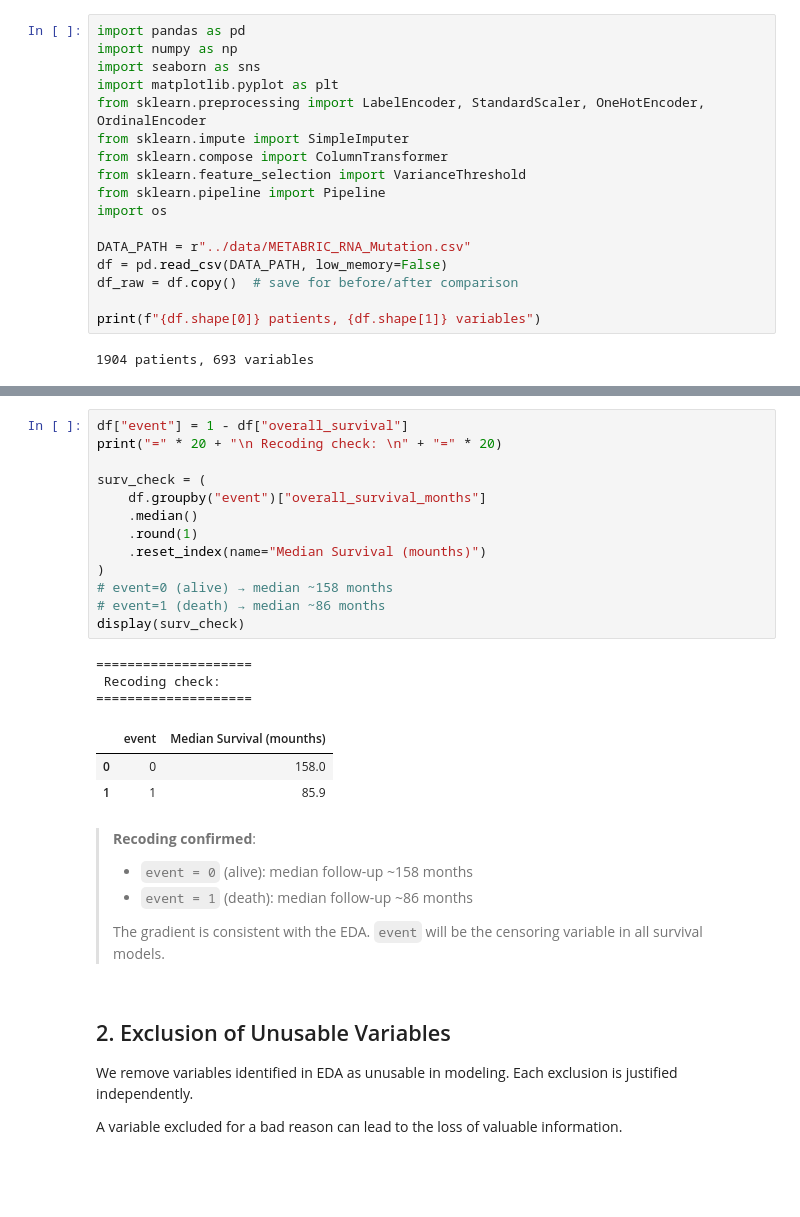
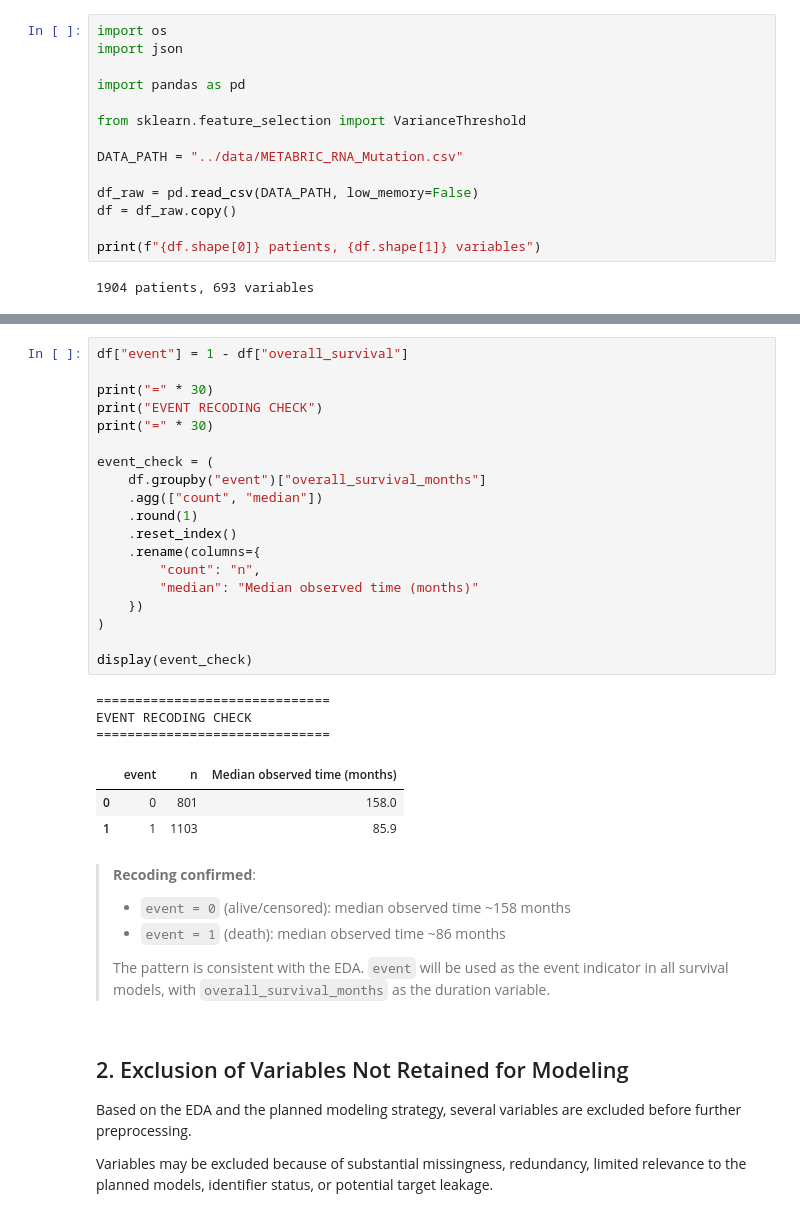
Before and after one commit to juliettebm/METABRIC-Breast-Cancer-Survival-Analysis-Machine-Learning, a Jupyter notebook: notebooks/02_preprocessing.ipynb, the cells around one changed output, grey strips where cells are left out. Cells and saved outputs as stored; diff of their text form; blank space fills up the shorter version.

Commit message:
Refactor METABRIC preprocessing workflow

```diff
--- a/notebooks/02_preprocessing.ipynb
+++ b/notebooks/02_preprocessing.ipynb
@@ -31,18 +38,15 @@ We immediately save a copy `df_raw` to be able to compare distributions before/a
 # %%
+import os
+import json
+
 import pandas as pd
-import numpy as np
-import seaborn as sns
-import matplotlib.pyplot as plt
-from sklearn.preprocessing import LabelEncoder, StandardScaler, OneHotEncoder, OrdinalEncoder
-from sklearn.impute import SimpleImputer
-from sklearn.compose import ColumnTransformer
+
 from sklearn.feature_selection import VarianceThreshold
-from sklearn.pipeline import Pipeline
-import os
 
-DATA_PATH = r"../data/METABRIC_RNA_Mutation.csv"
-df = pd.read_csv(DATA_PATH, low_memory=False)
-df_raw = df.copy()  # save for before/after comparison
+DATA_PATH = "../data/METABRIC_RNA_Mutation.csv"
+
+df_raw = pd.read_csv(DATA_PATH, low_memory=False)
+df = df_raw.copy()
 
 print(f"{df.shape[0]} patients, {df.shape[1]} variables")
 # %% [output]
@@ -64,33 +73,38 @@ needed for KM curves and the Cox model.
 # %%
 df["event"] = 1 - df["overall_survival"]
-print("=" * 20 + "\n Recoding check: \n" + "=" * 20)
 
-surv_check = (
+print("=" * 30)
+print("EVENT RECODING CHECK")
+print("=" * 30)
+
+event_check = (
     df.groupby("event")["overall_survival_months"]
-    .median()
+    .agg(["count", "median"])
     .round(1)
-    .reset_index(name="Median Survival (mounths)")
+    .reset_index()
+    .rename(columns={
+        "count": "n",
+        "median": "Median observed time (months)"
+    })
 )
-# event=0 (alive) → median ~158 months
-# event=1 (death) → median ~86 months
-display(surv_check)
+
+display(event_check)
 # %% [output]
-====================
- Recoding check:
-====================
+==============================
+EVENT RECODING CHECK
+==============================
-|  | event | Median Survival (mounths) |
-| 0 | 0 | 158.0 |
-| 1 | 1 | 85.9 |
+|  | event | n | Median observed time (months) |
+| 0 | 0 | 801 | 158.0 |
+| 1 | 1 | 1103 | 85.9 |
 # %% [markdown]
 > **Recoding confirmed**:
-> - `event = 0` (alive): median follow-up ~158 months
-> - `event = 1` (death): median follow-up ~86 months
+> - `event = 0` (alive/censored): median observed time ~158 months
+> - `event = 1` (death): median observed time ~86 months
 >
-> The gradient is consistent with the EDA. `event` will be the censoring variable in all survival models.
+> The pattern is consistent with the EDA. `event` will be used as the event indicator in all survival models, with `overall_survival_months` as the duration variable.
 # %% [markdown]
-## 2. Exclusion of Unusable Variables
+## 2. Exclusion of Variables Not Retained for Modeling
 
-We remove variables identified in EDA as unusable in modeling.
-Each exclusion is justified independently.
+Based on the EDA and the planned modeling strategy, several variables are excluded before further preprocessing.
 
-A variable excluded for a bad reason can lead to the loss of valuable information.
+Variables may be excluded because of substantial missingness, redundancy, limited relevance to the planned models, identifier status, or potential target leakage.
```
Also changed, not shown: parts of 43 cells of this notebook.
